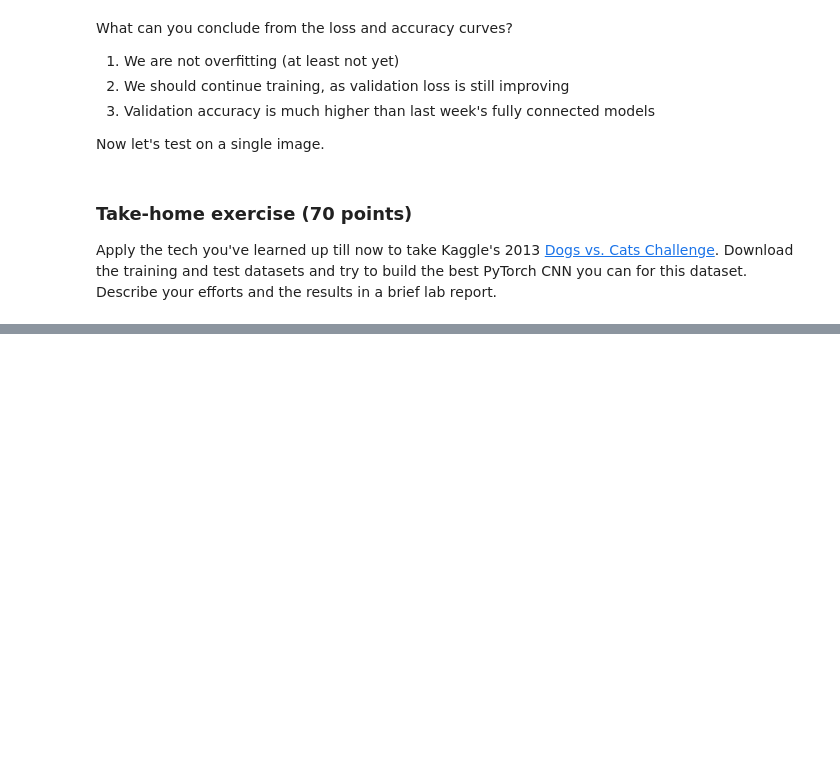
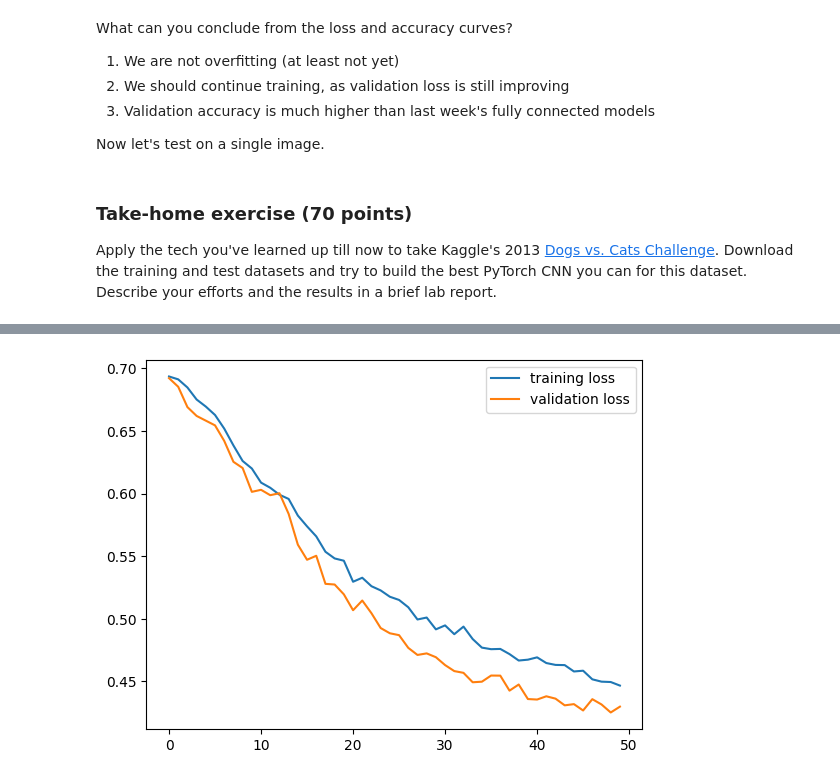
Before and after one commit to AtiChetsurakul/DataScienceDockerEnv, a Jupyter notebook: LectureSrcAndNoteBook/MLaug22/ML2022-09-Deep learning II/09-DeepLearning-II.ipynb, the cells around one changed output, grey strips where cells are left out. Drawn from its saved outputs; the diff is of its cells as text; code cells hidden in the pictures; blank space fills up the shorter version.

```diff
--- a/LectureSrcAndNoteBook/MLaug22/ML2022-09-Deep learning II/09-DeepLearning-II.ipynb
+++ b/LectureSrcAndNoteBook/MLaug22/ML2022-09-Deep learning II/09-DeepLearning-II.ipynb
@@ -808,0 +895,24 @@ import torch.nn.functional as F
+# %%
+split_valid = 0.3
+n_valid = int(split_valid*len(X))
+
+dataset_train = dataset[0:len(X)-n_valid]
+dataset_valid = dataset[len(X)-n_valid:len(X)]
+
+count_cat = 0
+count_dog = 0
+for n in range(len(dataset_train)):
+    if dataset_train[n][1] == 0:
+        count_cat = count_cat+1
+    else:
+        count_dog = count_dog+1
+print('There are {} cats and {} dogs in training set.'.format(count_cat, count_dog))
+
+count_cat = 0
+count_dog = 0
+for n in range(len(dataset_valid)):
+    if dataset_valid[n][1] == 0:
+        count_cat = count_cat+1
+    else:
+        count_dog = count_dog+1
+print('There are {} cats and {} dogs in validation set.'.format(count_cat, count_dog))
@@ -808,0 +922,4 @@ import torch.nn.functional as F
+# %%
+batch_size = 1000
+train_loader = torch.utils.data.DataLoader(dataset_train, batch_size=batch_size, shuffle=False, num_workers=1)
+valid_loader = torch.utils.data.DataLoader(dataset_valid, batch_size=batch_size, shuffle=False, num_workers=1)
@@ -808,0 +974,10 @@ import torch.nn.functional as F
+# %%
+mode_l = CNN_Model()
+
+if cuda.is_available():
+    mode_l = mode_l.cuda()
+
+criterion = nn.CrossEntropyLoss()
+
+learning_rate = 0.1
+optimizer = torch.optim.SGD(mode_l.parameters(), lr=learning_rate, momentum=0.9)
@@ -808,0 +1089,7 @@ import torch.nn.functional as F
+# %%
+plt.plot(train_loss, label='training loss')
+plt.plot(valid_loss, label='validation loss')
+plt.legend()
+plt.show()
+# %% [output]
+[figure, added]
```
Also changed, not shown: parts of 19 cells of this notebook, 1 other file.
